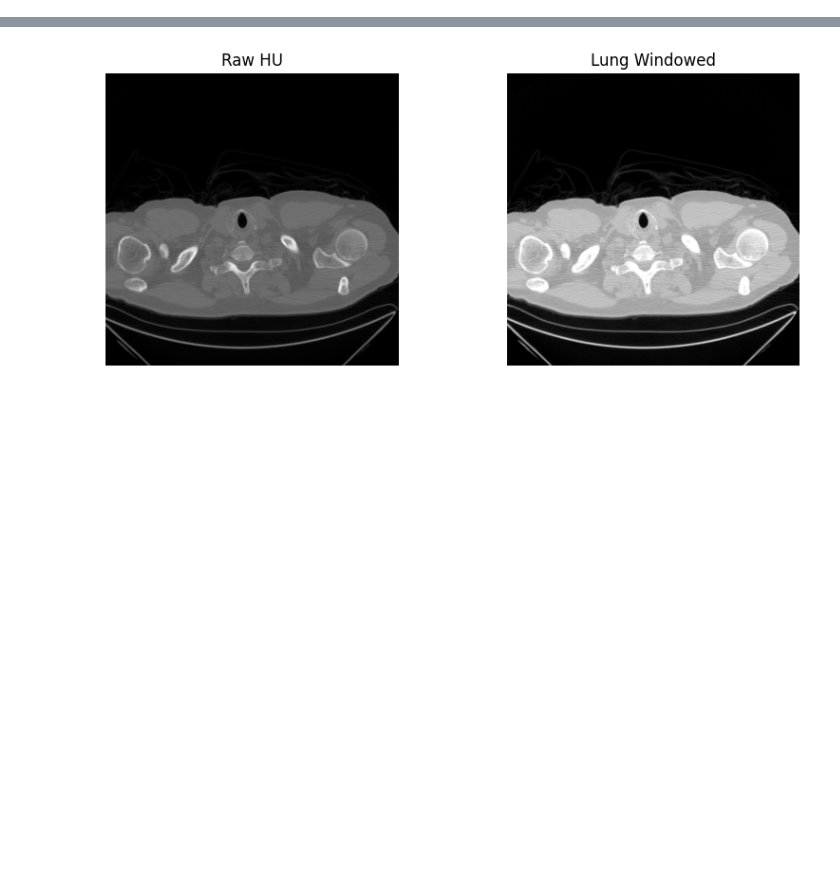
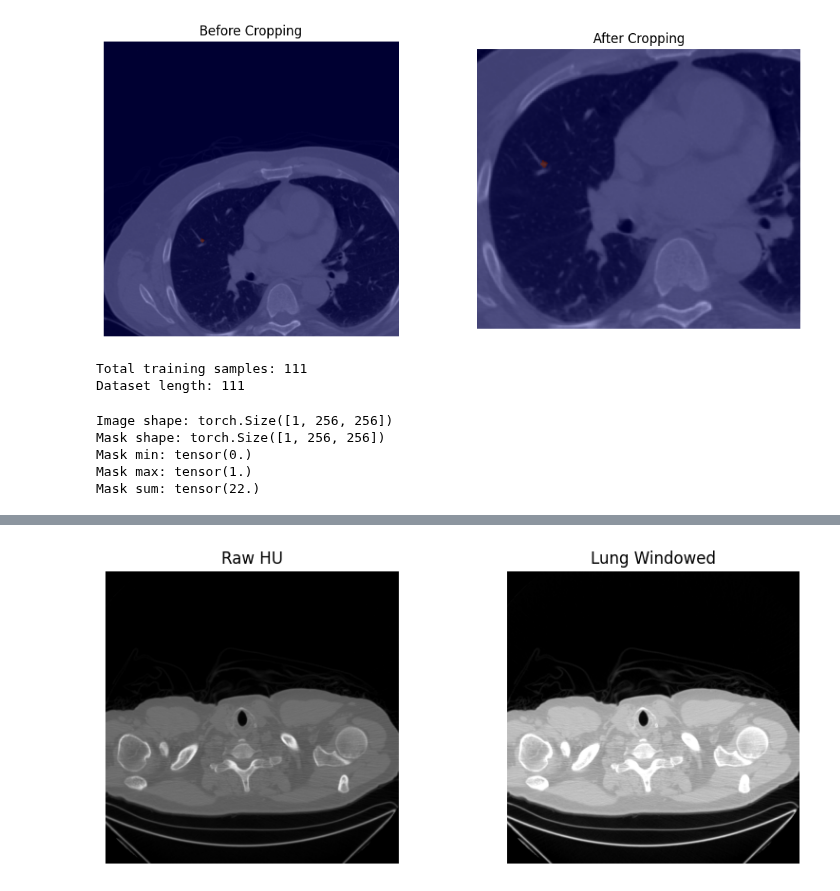
Before and after one commit to 26harvintilavat/Lung-Tumor-Segmentation, a Jupyter notebook: notebooks/02_lidc_notebook.ipynb, the cells around one changed output, grey strips where cells are left out. Drawn from its saved outputs; the diff is of its cells as text; code cells hidden in the pictures; blank space fills up the shorter version.

```diff
--- a/notebooks/02_lidc_notebook.ipynb
+++ b/notebooks/02_lidc_notebook.ipynb
@@ -11,0 +89,59 @@ from src.dataset import LungCTDataset
+# %%
+plt.figure(figsize=(12,5))
+
+plt.subplot(1,2,1)
+plt.imshow(img, cmap="gray")
+plt.imshow(mask, cmap="jet", alpha=0.4)
+plt.title("Before Cropping")
+plt.axis("off")
+
+plt.subplot(1,2,2)
+plt.imshow(cropped_img, cmap="gray")
+plt.imshow(cropped_mask, cmap="jet", alpha=0.4)
+plt.title("After Cropping")
+plt.axis("off")
+
+plt.show()
+# %% [output]
+[figure, added]
+# %%
+from src.train_dataset import LungSegmentationDataset
+
+raw_dir = "../data/raw"
+mask_dir = "../data/masks"
+
+patient_ids = [
+    "LIDC-IDRI-0001",
+    "LIDC-IDRI-0005",
+    "LIDC-IDRI-0010",
+    "LIDC-IDRI-0020",
+    "LIDC-IDRI-0030",
+    "LIDC-IDRI-0040",
+]
+
+dataset = LungSegmentationDataset(
+    raw_dir=raw_dir,
+    mask_dir=mask_dir,
+    patient_ids=patient_ids,
+    img_size=256
+)
+
+print("Dataset length:", len(dataset))
+# %% [output]
+Total training samples: 111
+Dataset length: 111
+# %%
+img, mask = dataset[0]
+
+print("Image shape:", img.shape)
+print("Mask shape:", mask.shape)
+
+print("Mask min:", mask.min())
+print("Mask max:", mask.max())
+print("Mask sum:", mask.sum())
+# %% [output]
+Image shape: torch.Size([1, 256, 256])
+Mask shape: torch.Size([1, 256, 256])
+Mask min: tensor(0.)
+Mask max: tensor(1.)
+Mask sum: tensor(22.)
```
Also changed, not shown: parts of 17 cells of this notebook.
